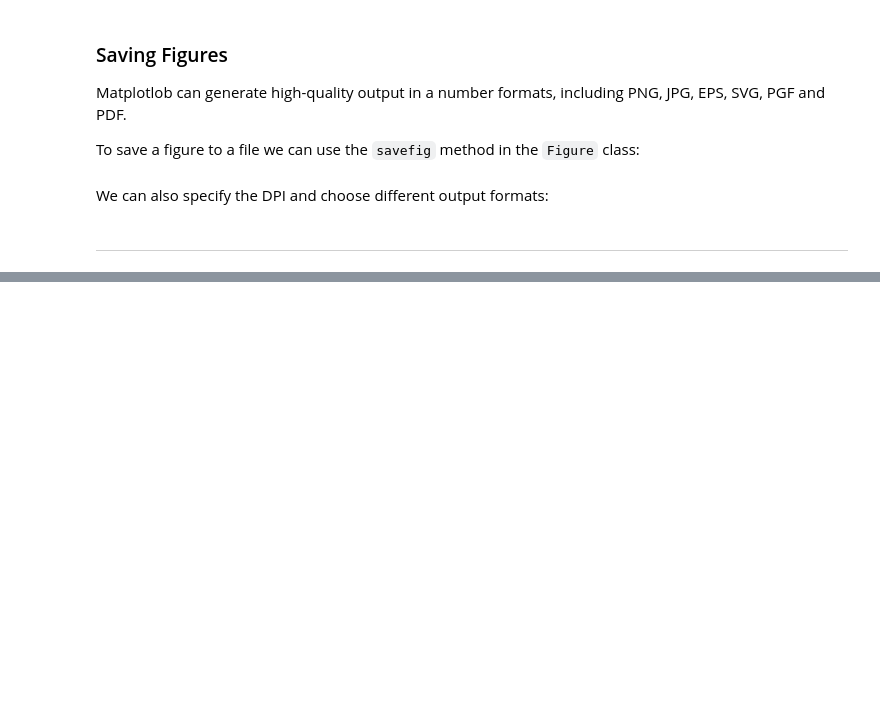
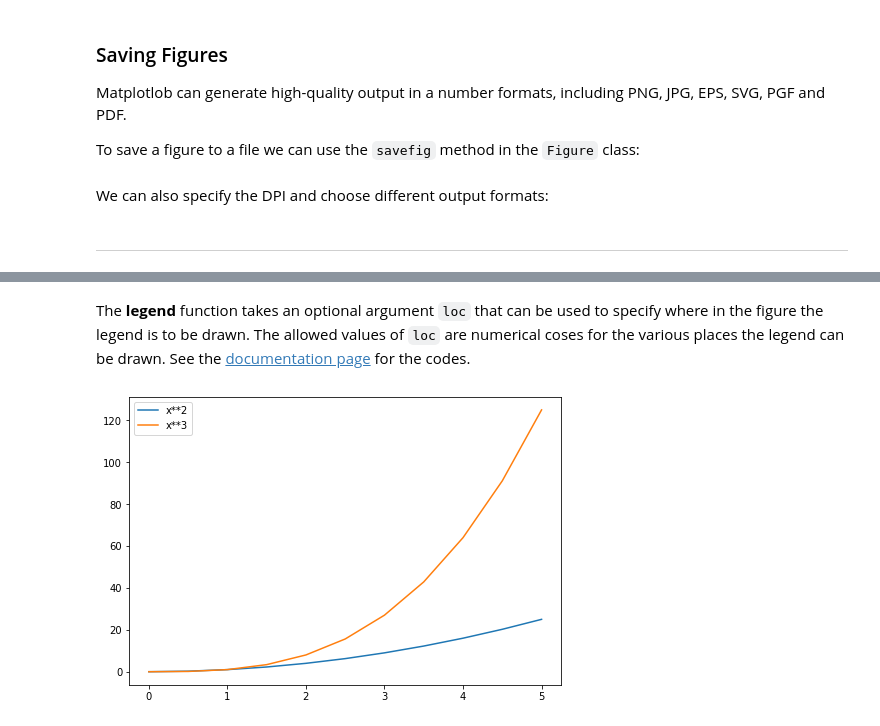
Before and after one commit to arpitbaheti2002/Data-Science-tutorials-Udemy, a Jupyter notebook: 05_Data-visualization-Matplotlib/01_Matplotlib-concepts.ipynb, the cells around one changed output, grey strips where cells are left out. Saved outputs shown, nothing was run; the diff lists cells and outputs as text; code cells hidden in the pictures; blank space fills up the shorter version.

```diff
--- a/05_Data-visualization-Matplotlib/01_Matplotlib-concepts.ipynb
+++ b/05_Data-visualization-Matplotlib/01_Matplotlib-concepts.ipynb
@@ -204,0 +231,12 @@ fig.savefig('files/fig2.png', dpi=200)
+# %% [markdown]
+The **legend** function takes an optional argument `loc` that can be used to specify where in the figure the legend is to be drawn. The allowed values of `loc` are numerical coses for the various places the legend can be drawn. See the [documentation page](https://matplotlib.org/2.0.2/users/legend_guide.html) for the codes.
+# %%
+ax.legend(loc=1)  # upper right corner
+ax.legend(loc=2)  # upper left corner
+ax.legend(loc=3)  # lower left corner
+ax.legend(loc=4)  # lower right corner
+ax.legend(loc=0)  # matplotlib decides the optimal location
+
+fig
+# %% [output]
+[figure, added]
```
Also changed, not shown: parts of 24 cells of this notebook.
